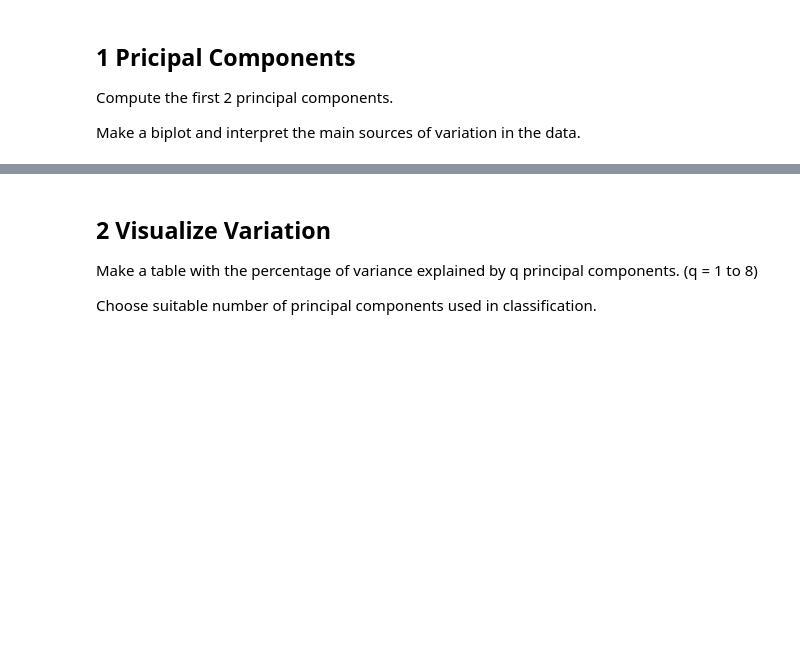
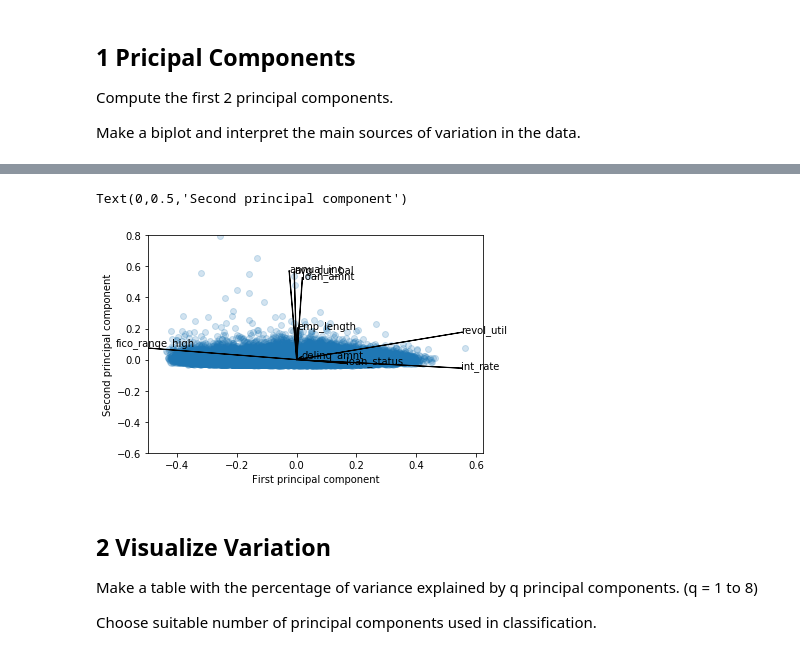
Before and after one commit to TimZhiX/Big-Data-in-Finance-II, a Jupyter notebook: Assignments/BigData2_Assignment_Group7.ipynb, the cells around one changed output, grey strips where cells are left out. Drawn from its saved outputs; the diff is of its cells as text; code cells hidden in the pictures; blank space fills up the shorter version.

```diff
--- a/Assignments/BigData2_Assignment_Group7.ipynb
+++ b/Assignments/BigData2_Assignment_Group7.ipynb
@@ -63,0 +93,7 @@ Make a biplot and interpret the main sources of variation in the data.
+# %%
+%%time
+# for speed: use preloaded package
+pca = PCA(n_components = 8)
+X = (df - df.mean())/df.std()
+Z = pca.fit_transform(X)
+print (Z)
@@ -63,0 +115,6 @@ Make a biplot and interpret the main sources of variation in the data.
+# %%
+# get loadings on 5 most common terms
+loadings = pd.DataFrame(pca.components_[0:2],index=['PC1','PC2'],columns = df.columns)
+terms = list(df.sum(axis=0).sort_values(ascending=False)[0:10].index)
+loadings = loadings[terms]
+loadings
@@ -64,3 +125,17 @@ Make a biplot and interpret the main sources of variation in the data.
+# %%
+# biplot
+# plt.figure(figsize=(10,6))
+for term in terms:
+    plt.arrow(0,0,loadings.loc['PC1',term],loadings.loc['PC2',term])
+    plt.text(loadings.loc['PC1',term],loadings.loc['PC2',term],term)
+plt.scatter(Z[:,0]/(Z[:,0].max() - Z[:,0].min()) ,Z[:,1]/(Z[:,1].max() - Z[:,1].min()),alpha = 0.2)
+# plt.xlim(-0.25,1)
+plt.ylim(-0.6,0.8)
+plt.xlabel('First principal component')
+plt.ylabel('Second principal component')
+# %% [output]
+Text(0,0.5,'Second principal component')
+[figure, added]
 # %% [markdown]
 ## 2 Visualize Variation
 Make a table with the percentage of variance explained by q
```
Also changed, not shown: parts of 16 cells of this notebook, 1 other file.
